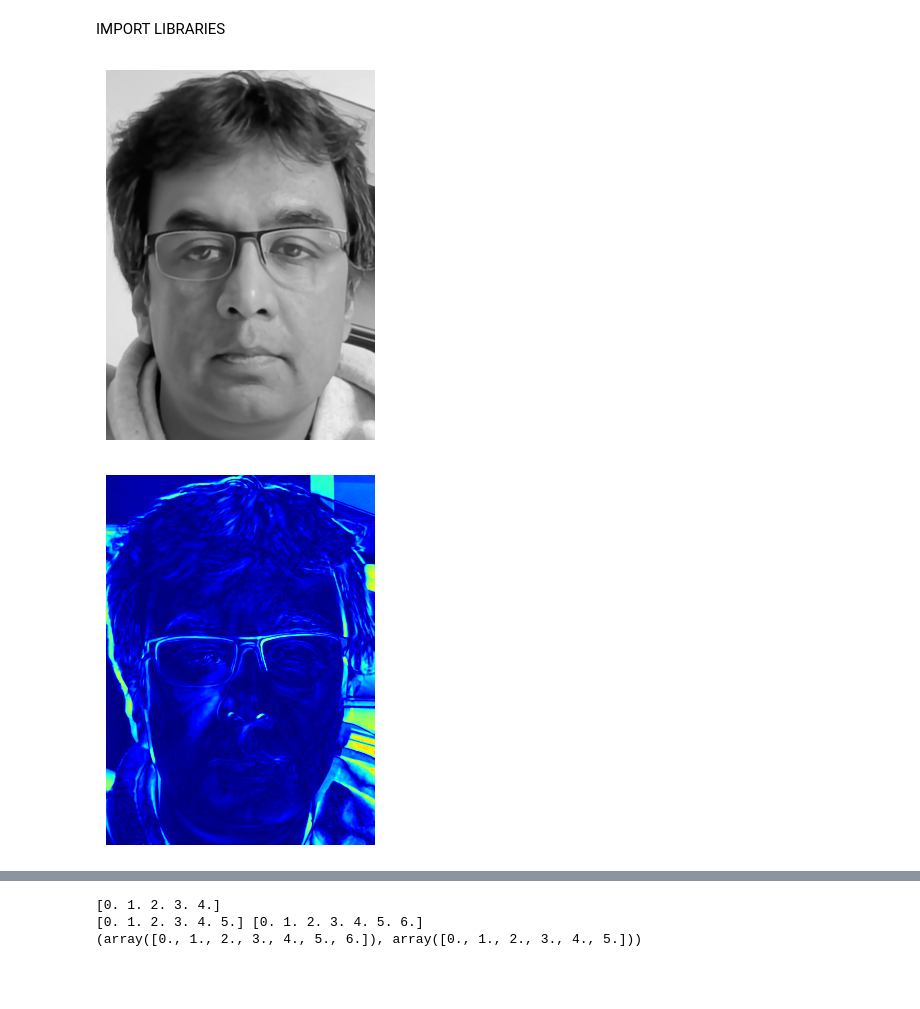
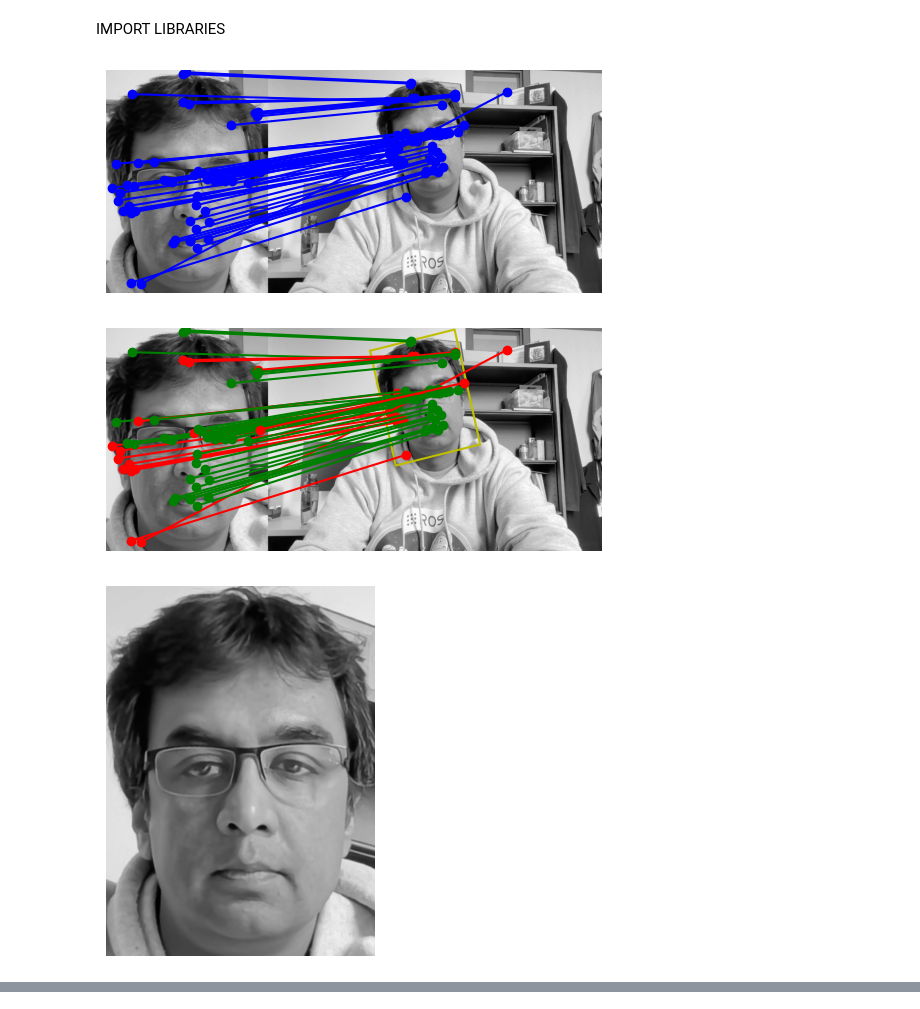
Before and after one commit to mohitydv09/computer_vision, a Jupyter notebook: hw2/registration.ipynb, the cells around one changed output, grey strips where cells are left out. Saved outputs shown, nothing was run; the diff lists cells and outputs as text; code cells hidden in the pictures; blank space fills up the shorter version.

```diff
--- a/hw2/registration.ipynb
+++ b/hw2/registration.ipynb
@@ -69,14 +68,8 @@ def visualize_align_image(template, target, A, A_refined, errors=None):
     plt.axis('off')
     plt.show()
 
-    # if errors is not None:
-    #     plt.plot(errors * 255)
-    #     plt.xlabel('Iteration')
-    #     plt.ylabel('Error')
-    #     plt.show()
-
     if errors is not None:
-        plt.plot(np.arange(len(errors)),errors)
+        plt.plot(errors * 255)
         plt.xlabel('Iteration')
         plt.ylabel('Error')
         plt.show()
@@ -235,7 +228,7 @@ def warp_image(img, A, output_size):
 
     # Make a tuple of grid points as needed by interpd funtion.
     grid = (np.arange(img.shape[1]), np.arange(img.shape[0]))   # Tuple of grid points.
-    final_values = interpolate.interpn(grid, img.T, mapped_points) # grid, input funtion, points to get values of.
+    final_values = interpolate.interpn(grid, img.T, mapped_points, bounds_error=False, fill_value=0) # default linear interpolation is used.
 
     # Reshape to get the final image.
     img_warped = final_values.reshape(output_size)
@@ -336,13 +316,13 @@ def track_multi_frames(template, img_list):
     # To do
     # Initialize A.
     x1, x2 = find_match(template, img_list[0])
-    ransac_thr = 100
+    ransac_thr = 120
     ransac_iter = 500
     A = align_image_using_feature(x1,x2,ransac_thr, ransac_iter)
 
     A_list = []
     for img in img_list:
-        A_refined, errors = align_image(template, img, A)
+        A_refined, _ = align_image(template, img, A)
         A_list.append(A_refined)
         A = A_refined
         template = warp_image(img, A, template.shape)
@@ -351,38 +331,32 @@ def track_multi_frames(template, img_list):
 # %%
 if __name__ == '__main__':
     template = cv2.imread('./JS_template.jpg', 0)  # read as grey scale image
     target_list = []
     for i in range(4):
         target = cv2.imread('./JS_target{}.jpg'.format(i+1), 0)  # read as grey scale image
         target_list.append(target)
 
     x1, x2 = find_match(template, target_list[0])
-    # visualize_find_match(template, target_list[0], x1, x2)
+    visualize_find_match(template, target_list[0], x1, x2)
 
     ransac_thr = 120   # This was tuned manually to get ~70 percent inliners.
     ransac_iter = 500   # This was tuned using manually to get good result consistently,
                         #probablistic analysis is giving a very low value.
     A = align_image_using_feature(x1, x2, ransac_thr, ransac_iter)
-    # visualize_align_image_using_feature(template, target_list[0], x1, x2, A, ransac_thr, img_h=500)
+    visualize_align_image_using_feature(template, target_list[0], x1, x2, A, ransac_thr, img_h=500)
 
     img_warped = warp_image(target_list[0], A, template.shape)
     plt.imshow(img_warped, cmap='grey', vmin=0, vmax=255)
     plt.axis('off')
     plt.show()
 
-    plot_error_map = True
-    if plot_error_map:
-        error_map = np.abs(img_warped - template)
-        plt.imshow(error_map, cmap='jet', vmin=0, vmax=255)
-        plt.axis('off')
-        plt.show()
+    # # A_refined, errors = align_image(template, target_list[0], A)
+    A_refined, errors = align_image(template, target_list[1], A)   # Update from Prof.
+    visualize_align_image(template, target_list[1], A, A_refined, errors)
 
-    # # A_refined, errors = align_image(template, target_list[0], A)
-    # A_refined, errors = align_image(template, target_list[1], A)   # Update from Prof.
-    # # visualize_align_image(template, target_list[0], A, A_refined, errors)
-
-    # A_list = track_multi_frames(template, target_list)
-    # visualize_track_multi_frames(template, target_list, A_list)
+    A_list = track_multi_frames(template, target_list)
+    visualize_track_multi_frames(template, target_list, A_list)
 # %% [output]
-[figure, old version]
+[figure, new version]
-[figure, old version]
+[figure, new version]
+[figure, added]
@@ -389,11 +365,0 @@ if __name__ == '__main__':
-# %%
-print(np.linspace(0,4,5))
-y = np.linspace(0, 5, 6)
-z = np.linspace(0, 6, 7)
-print(y,z)
-points= (z,y)
-print(points)
-# %% [output]
-[0. 1. 2. 3. 4.]
-[0. 1. 2. 3. 4. 5.] [0. 1. 2. 3. 4. 5. 6.]
-(array([0., 1., 2., 3., 4., 5., 6.]), array([0., 1., 2., 3., 4., 5.]))
```
Also changed, not shown: parts of 4 cells of this notebook, 21 other files.
